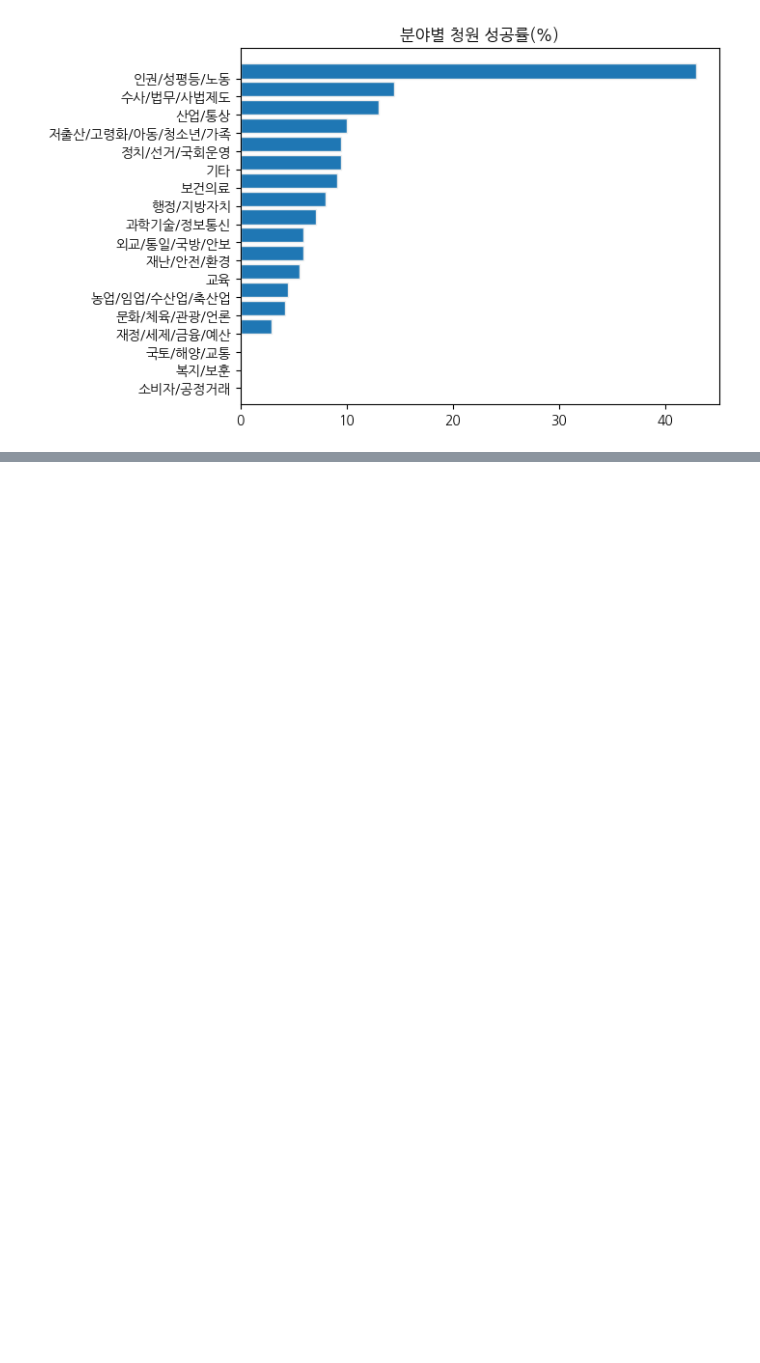
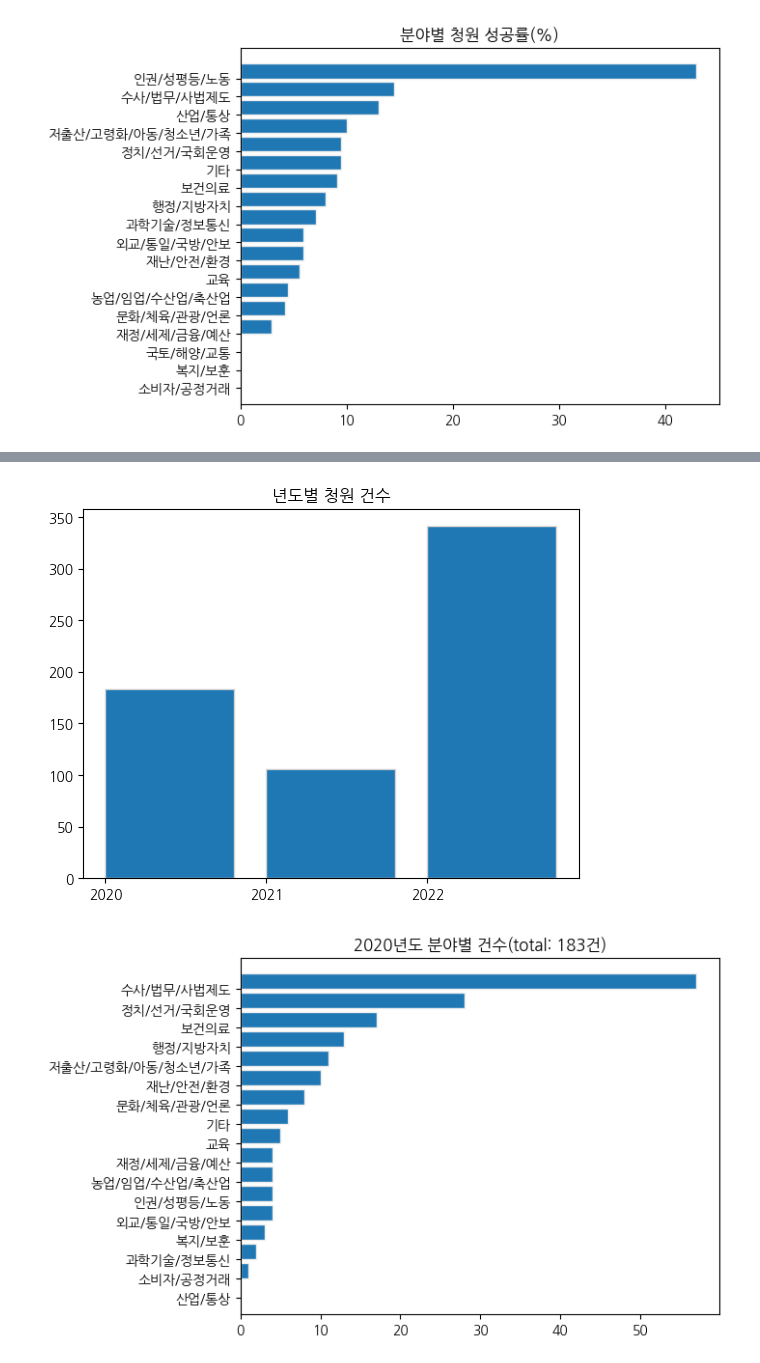
Before and after one commit to stonesteel0606/seaborn_tutorial, a Jupyter notebook: petition_scrapping.ipynb, the cells around one changed output, grey strips where cells are left out. Cells and saved outputs as stored; diff of their text form; code cells hidden in the pictures; blank space fills up the shorter version.

```diff
--- a/petition_scrapping.ipynb
+++ b/petition_scrapping.ipynb
@@ -365,0 +317,7 @@ get_bar_graph(df_year[2:], 2022, '2022년도 분야별 건수')
+# %%
+year_list = []
+for i in range(2020, 2023):
+    year_list.append(get_year_data(i))
+
+df_year_sum = pd.concat(year_list).T
+df_year_sum
@@ -365,0 +403,11 @@ get_bar_graph(df_year[2:], 2022, '2022년도 분야별 건수')
+# %%
+get_bar_graph2(df_year_sum.T, 'total', '년도별 청원 건수')
+get_bar_graph(df_year_sum[2:], 2020, f'2020년도 분야별 건수(total: {df_month.iloc[0, 0]}건)')
+get_bar_graph2(df_month[2:], 2020, f'2020년 월별 청원수(total: {df_month.iloc[0, 0]}건)')
+get_bar_graph(df_year_sum[2:], 2021, f'2021년도 분야별 건수(total: {df_month.iloc[0, 0]}건)')
+get_bar_graph2(df_month[2:], 2021, f'2021년 월별 청원수(total: {df_month.iloc[0, 1]}건)')
+get_bar_graph(df_year_sum[2:], 2022, f'2022년도 분야별 건수(total: {df_month.iloc[0, 0]}건)')
+get_bar_graph2(df_month[2:], 2022, f'2022년 월별 청원수(total: {df_month.iloc[0, 2]}건)')
+# %% [output]
+[figure, added]
+[figure, added]
```
Also changed, not shown: parts of 16 cells of this notebook.
